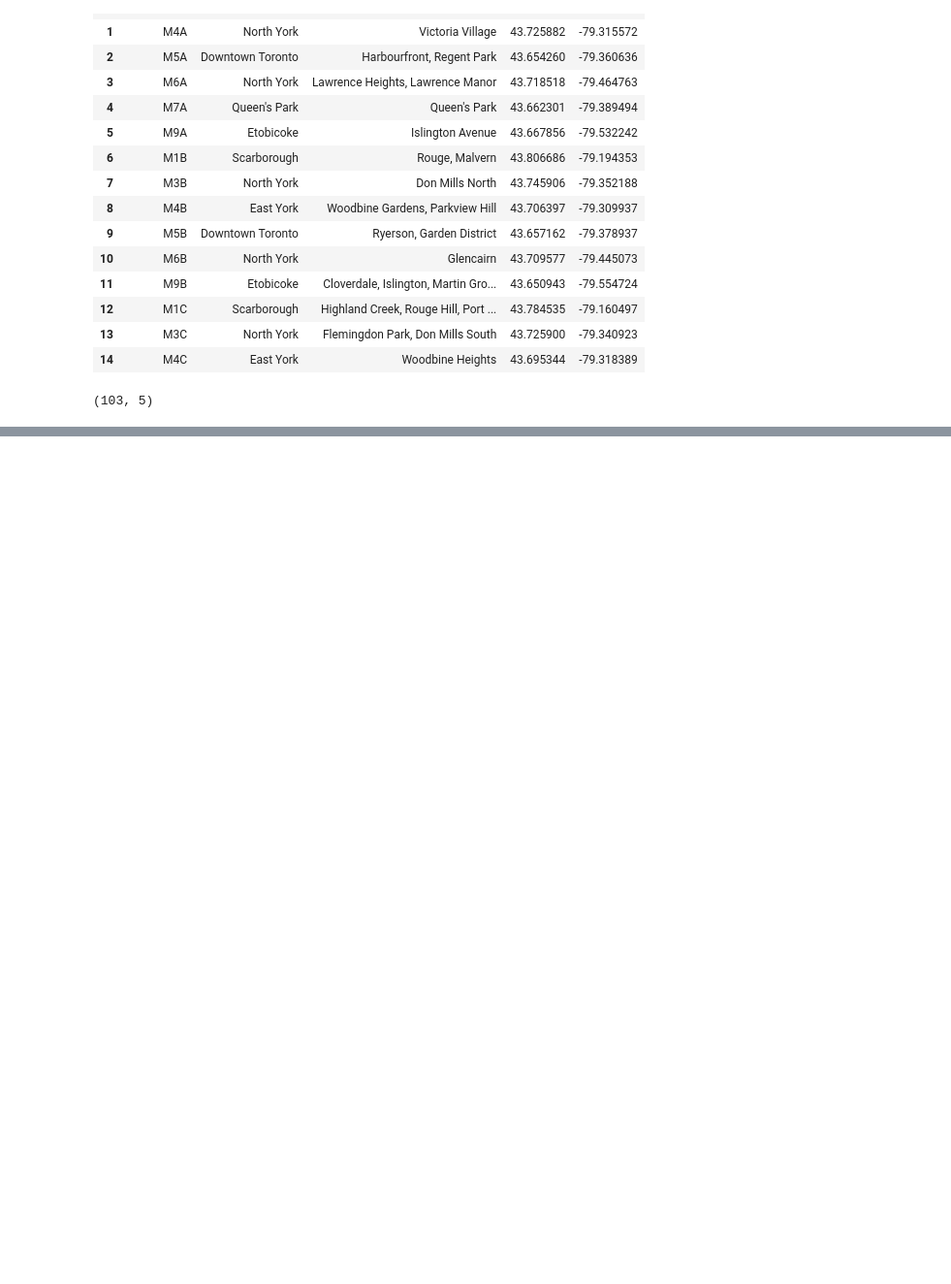
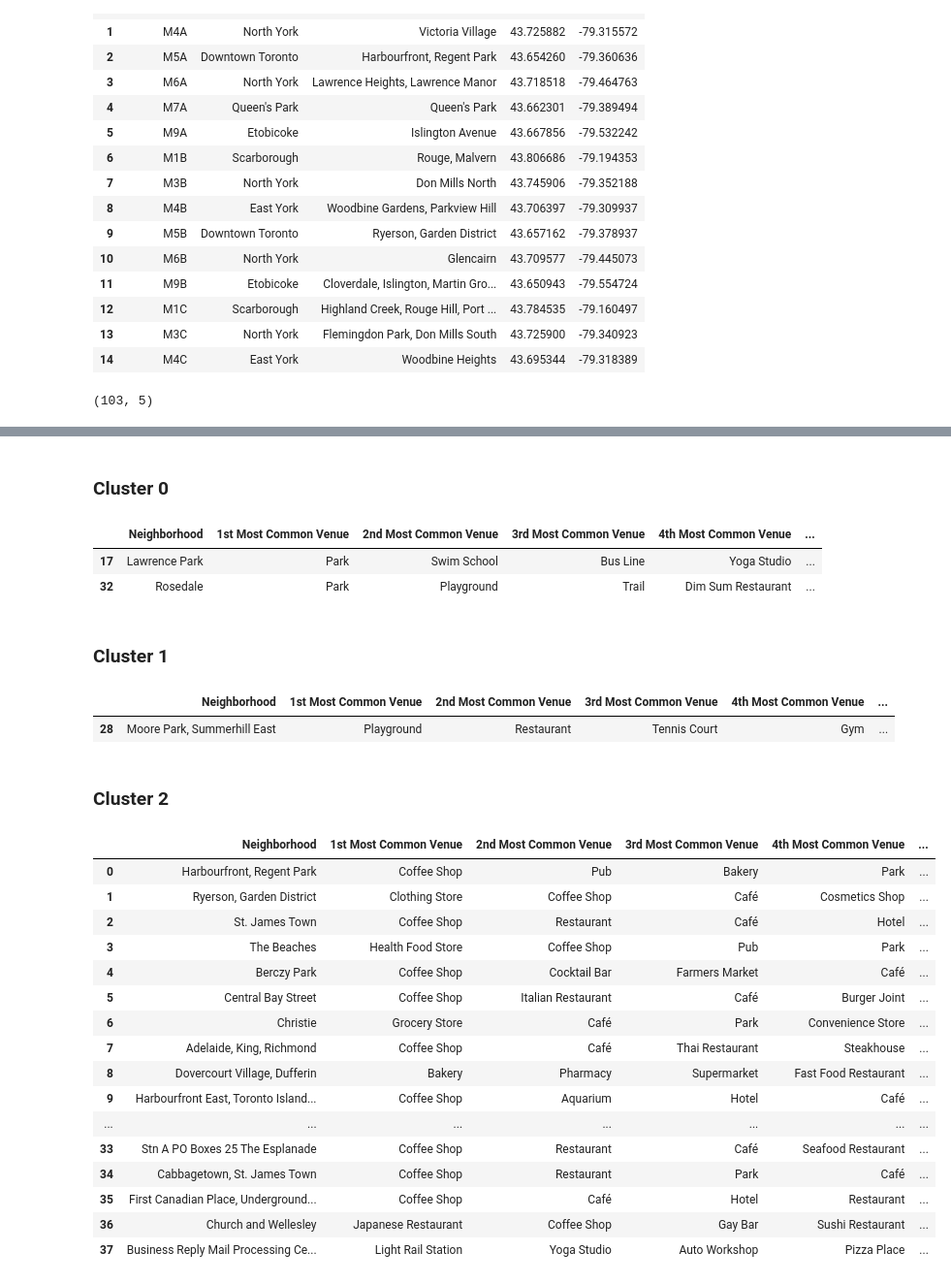
Before and after one commit to odintn/Coursera_Capstone, a Jupyter notebook: TorontoNeighborhoods.ipynb, the cells around one changed output, grey strips where cells are left out. Shown at 97% size. Cells and saved outputs as stored; diff of their text form; code cells hidden in the pictures; blank space fills up the shorter version.

```diff
--- a/TorontoNeighborhoods.ipynb
+++ b/TorontoNeighborhoods.ipynb
@@ -174,0 +475,21 @@ df_toronto.shape
+# %%
+num_top_venues = 10
+
+indicators = ['st', 'nd', 'rd']
+
+# create columns according to number of top venues
+columns = ['Neighborhood']
+for ind in np.arange(num_top_venues):
+    try:
+        columns.append('{}{} Most Common Venue'.format(ind+1, indicators[ind]))
+    except:
+        columns.append('{}th Most Common Venue'.format(ind+1))
+
+# create a new dataframe
+neighborhoods_venues_sorted = pd.DataFrame(columns=columns)
+neighborhoods_venues_sorted['Neighborhood'] = toronto_grouped['Neighborhood']
+
+for ind in np.arange(toronto_grouped.shape[0]):
+    neighborhoods_venues_sorted.iloc[ind, 1:] = return_most_common_venues(toronto_grouped.iloc[ind, :], num_top_venues)
+
+neighborhoods_venues_sorted.head()
@@ -174,0 +511,11 @@ df_toronto.shape
+# %%
+# set number of clusters
+kclusters = 5
+
+toronto_grouped_clustering = toronto_grouped.drop('Neighborhood', 1)
+
+# run k-means clustering
+kmeans = KMeans(n_clusters=kclusters, random_state=0).fit(toronto_grouped_clustering)
+
+# check cluster labels generated for each row in the dataframe
+kmeans.labels_
@@ -174,0 +527,10 @@ df_toronto.shape
+# %%
+# add clustering labels
+neighborhoods_venues_sorted.insert(0, 'Cluster Labels', kmeans.labels_)
+
+toronto_merged = toronto_data
+
+# merge toronto_grouped with toronto_data to add latitude/longitude for each neighborhood
+toronto_merged = toronto_merged.join(neighborhoods_venues_sorted.set_index('Neighborhood'), on='Neighborhood')
+
+toronto_merged.head()
@@ -174,0 +574,37 @@ df_toronto.shape
+# %% [markdown]
+### Cluster 0
+# %%
+toronto_merged.loc[toronto_merged['Cluster Labels'] == 0, toronto_merged.columns[[2] + list(range(6, toronto_merged.shape[1]))]]
+# %% [output]
+|  | Neighborhood | 1st Most Common Venue | 2nd Most Common Venue | 3rd Most Common Venue | 4th Most Common Venue | ... |
+| 17 | Lawrence Park | Park | Swim School | Bus Line | Yoga Studio | ... |
+| 32 | Rosedale | Park | Playground | Trail | Dim Sum Restaurant | ... |
+# %% [markdown]
+### Cluster 1
+# %%
+toronto_merged.loc[toronto_merged['Cluster Labels'] == 1, toronto_merged.columns[[2] + list(range(6, toronto_merged.shape[1]))]]
+# %% [output]
+|  | Neighborhood | 1st Most Common Venue | 2nd Most Common Venue | 3rd Most Common Venue | 4th Most Common Venue | ... |
+| 28 | Moore Park, Summerhill East | Playground | Restaurant | Tennis Court | Gym | ... |
+# %% [markdown]
+### Cluster 2
+# %%
+toronto_merged.loc[toronto_merged['Cluster Labels'] == 2, toronto_merged.columns[[2] + list(range(6, toronto_merged.shape[1]))]]
+# %% [output]
+|  | Neighborhood | 1st Most Common Venue | 2nd Most Common Venue | 3rd Most Common Venue | 4th Most Common Venue | ... |
+| 0 | Harbourfront, Regent Park | Coffee Shop | Pub | Bakery | Park | ... |
+| 1 | Ryerson, Garden District | Clothing Store | Coffee Shop | Café | Cosmetics Shop | ... |
+| 2 | St. James Town | Coffee Shop | Restaurant | Café | Hotel | ... |
+| 3 | The Beaches | Health Food Store | Coffee Shop | Pub | Park | ... |
+| 4 | Berczy Park | Coffee Shop | Cocktail Bar | Farmers Market | Café | ... |
+| 5 | Central Bay Street | Coffee Shop | Italian Restaurant | Café | Burger Joint | ... |
+| 6 | Christie | Grocery Store | Café | Park | Convenience Store | ... |
+| 7 | Adelaide, King, Richmond | Coffee Shop | Café | Thai Restaurant | Steakhouse | ... |
+| 8 | Dovercourt Village, Dufferin | Bakery | Pharmacy | Supermarket | Fast Food Restaurant | ... |
+| 9 | Harbourfront East, Toronto Island... | Coffee Shop | Aquarium | Hotel | Café | ... |
+| ... | ... | ... | ... | ... | ... | ... |
+| 33 | Stn A PO Boxes 25 The Esplanade | Coffee Shop | Restaurant | Café | Seafood Restaurant | ... |
+| 34 | Cabbagetown, St. James Town | Coffee Shop | Restaurant | Park | Café | ... |
+| 35 | First Canadian Place, Underground... | Coffee Shop | Café | Hotel | Restaurant | ... |
+| 36 | Church and Wellesley | Japanese Restaurant | Coffee Shop | Gay Bar | Sushi Restaurant | ... |
+| 37 | Business Reply Mail Processing Ce... | Light Rail Station | Yoga Studio | Auto Workshop | Pizza Place | ... |
```
Also changed, not shown: parts of 58 cells of this notebook.
